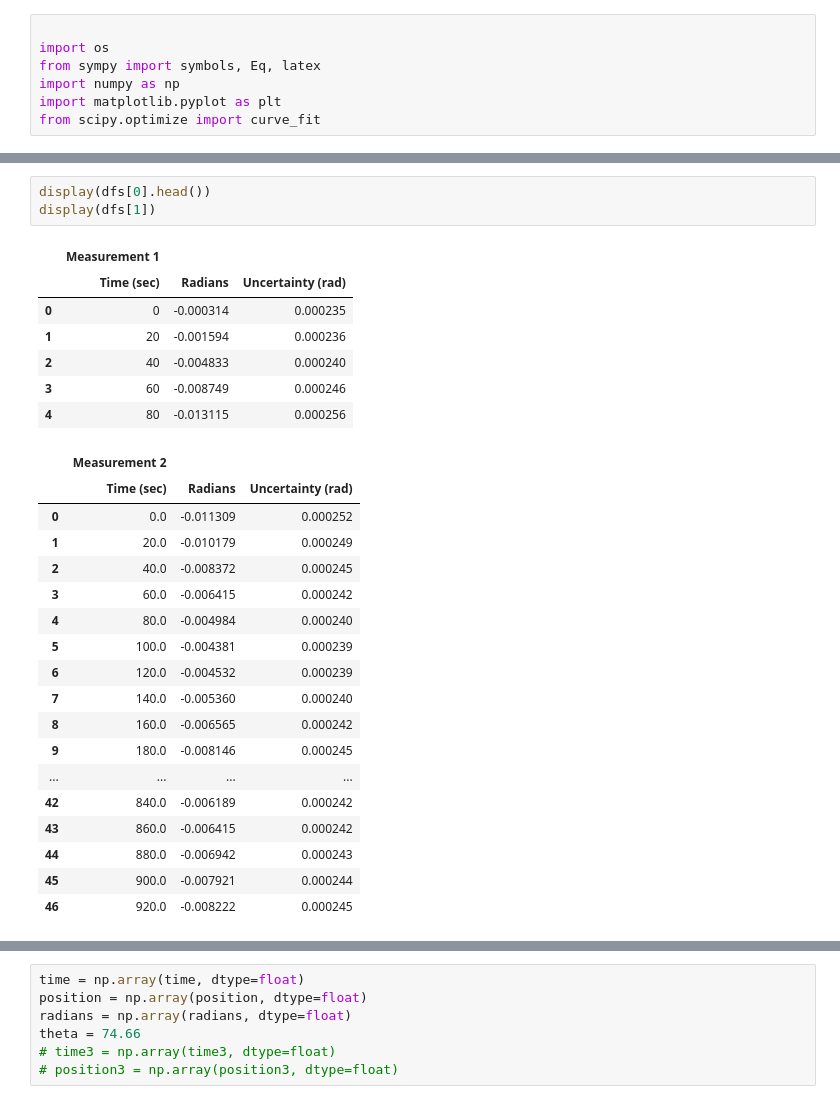
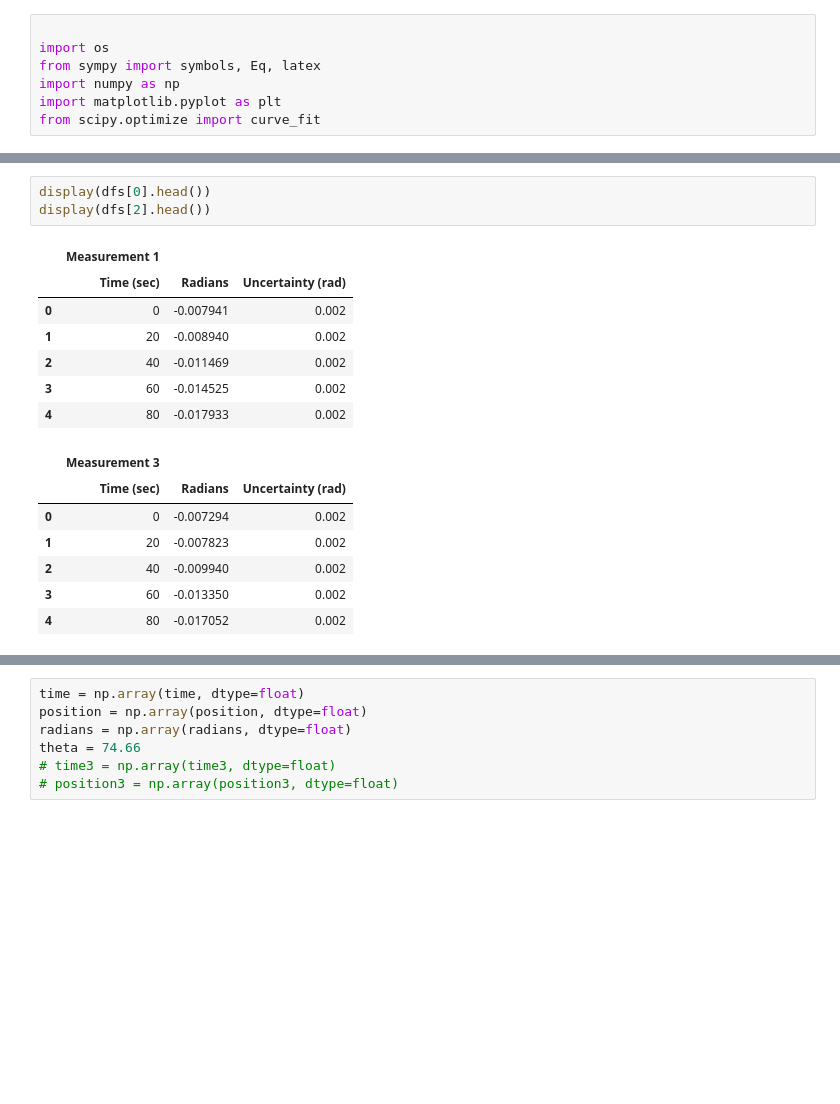
Before and after one commit to Steinburglar/advanced_exp, a Jupyter notebook: FAFO/TestCasey.ipynb, the cells around one changed output, grey strips where cells are left out. Cells and saved outputs as stored; diff of their text form; blank space fills up the shorter version.

```diff
--- a/FAFO/TestCasey.ipynb
+++ b/FAFO/TestCasey.ipynb
@@ -18,30 +36,19 @@ dfs = dl.load_convert("../Databases/Cavendish-Experiment-PHY64-In-person-data.cs
 # %%
 display(dfs[0].head())
-display(dfs[1])
+display(dfs[2].head())
 # %% [output]
 |  | Measurement 1 |  |  |
 |  | Time (sec) | Radians | Uncertainty (rad) |
-| 0 | 0 | -0.000314 | 0.000235 |
-| 1 | 20 | -0.001594 | 0.000236 |
-| 2 | 40 | -0.004833 | 0.000240 |
-| 3 | 60 | -0.008749 | 0.000246 |
-| 4 | 80 | -0.013115 | 0.000256 |
+| 0 | 0 | -0.007941 | 0.002 |
+| 1 | 20 | -0.008940 | 0.002 |
+| 2 | 40 | -0.011469 | 0.002 |
+| 3 | 60 | -0.014525 | 0.002 |
+| 4 | 80 | -0.017933 | 0.002 |
-|  | Measurement 2 |  |  |
+|  | Measurement 3 |  |  |
 |  | Time (sec) | Radians | Uncertainty (rad) |
-| 0 | 0.0 | -0.011309 | 0.000252 |
-| 1 | 20.0 | -0.010179 | 0.000249 |
-| 2 | 40.0 | -0.008372 | 0.000245 |
-| 3 | 60.0 | -0.006415 | 0.000242 |
-| 4 | 80.0 | -0.004984 | 0.000240 |
-| 5 | 100.0 | -0.004381 | 0.000239 |
-| 6 | 120.0 | -0.004532 | 0.000239 |
-| 7 | 140.0 | -0.005360 | 0.000240 |
-| 8 | 160.0 | -0.006565 | 0.000242 |
-| 9 | 180.0 | -0.008146 | 0.000245 |
-| ... | ... | ... | ... |
-| 42 | 840.0 | -0.006189 | 0.000242 |
-| 43 | 860.0 | -0.006415 | 0.000242 |
-| 44 | 880.0 | -0.006942 | 0.000243 |
-| 45 | 900.0 | -0.007921 | 0.000244 |
-| 46 | 920.0 | -0.008222 | 0.000245 |
+| 0 | 0 | -0.007294 | 0.002 |
+| 1 | 20 | -0.007823 | 0.002 |
+| 2 | 40 | -0.009940 | 0.002 |
+| 3 | 60 | -0.013350 | 0.002 |
+| 4 | 80 | -0.017052 | 0.002 |
 # %%
```
Also changed, not shown: parts of 7 cells of this notebook.
